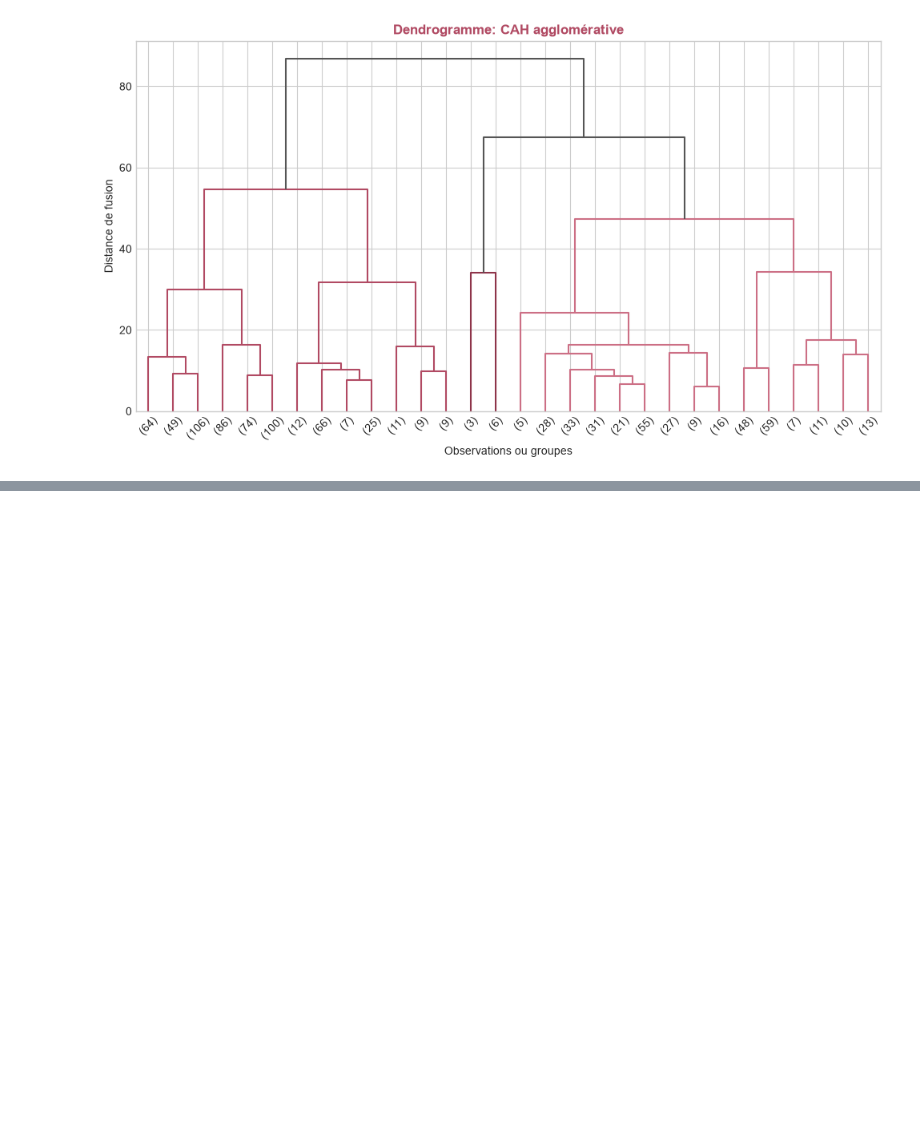
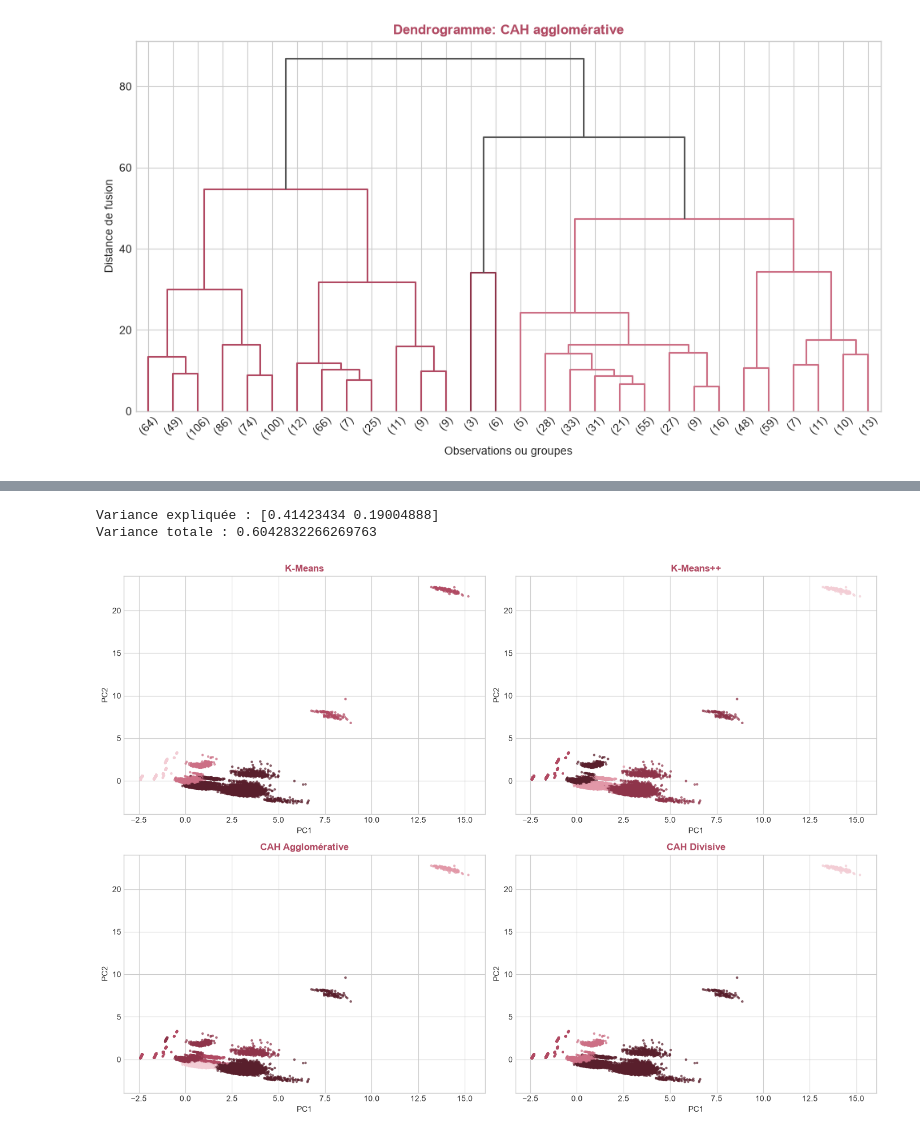
Before and after one commit to wissal231/chronoBank, a Jupyter notebook: notebooks/B_clustering.ipynb, the cells around one changed output, grey strips where cells are left out. Cells and saved outputs as stored; diff of their text form; code cells hidden in the pictures; blank space fills up the shorter version.

Commit message:
comparaison des algorithmes, creation de res_clustering.csv

```diff
--- a/notebooks/B_clustering.ipynb
+++ b/notebooks/B_clustering.ipynb
@@ -710,3 +711,80 @@ score_divisive = percentile_anomaly_score(
 flag_divisive = (
     score_divisive >= 0.98
 ).astype(int)
+# %%
+#visualisation avec PCA
+from sklearn.decomposition import PCA
+
+pca = PCA(n_components=2)
+
+X_pca = pca.fit_transform(X)
+
+print(
+    "Variance expliquée :",
+    pca.explained_variance_ratio_
+)
+
+print(
+    "Variance totale :",
+    pca.explained_variance_ratio_.sum()
+)
+# %% [output]
+Variance expliquée : [0.41423434 0.19004888]
+Variance totale : 0.6042832266269763
+# %%
+
+#Créer quatre graphiques
+#Un graphique pour chaque méthode.
+from matplotlib.colors import ListedColormap
+
+# Palette personnalisée basée sur #b14a63 (identique à celle du dendrogramme)
+custom_colors = [
+    "#b14a63",
+    "#8e344a",
+    "#cc6f85",
+    "#e298a8",
+    "#591f2c",  # (au cas où k > 4)
+    "#f3cdd5"   # (au cas où k > 5)
+]
+custom_cmap = ListedColormap(custom_colors)
+
+# Créer 4 graphes pour visualiser les clusters
+fig, axes = plt.subplots(
+    2, 2,
+    figsize=(14, 10)
+)
+
+models_labels = [
+    ("K-Means", labels_kmeans),
+    ("K-Means++", labels_kmeanspp),
+    ("CAH Agglomérative", labels_agglo),
+    ("CAH Divisive", labels_divisive)
+]
+
+for ax, (name, labels) in zip(
+    axes.flatten(),
+    models_labels
+):
+    scatter = ax.scatter(
+        X_pca[:, 0],
+        X_pca[:, 1],
+        c=labels,
+        cmap=custom_cmap,
+        s=5,
+        alpha=0.6
+    )
+
+    ax.set_title(name, color="#b14a63", fontweight="bold")
+    ax.set_xlabel("PC1")
+    ax.set_ylabel("PC2")
+
+plt.tight_layout()
+
+plt.savefig(
+    "../clustering/graphiques/pca_clusters.png",
+    dpi=300
+)
+
+plt.show()
+# %% [output]
+[figure, added]
```
Also changed, not shown: parts of 14 cells of this notebook, 3 other files.
